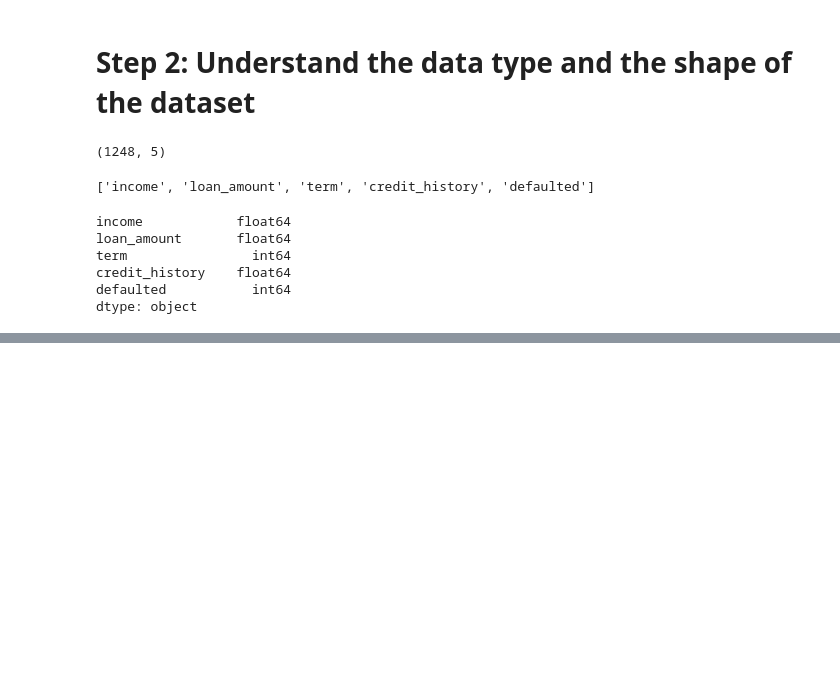
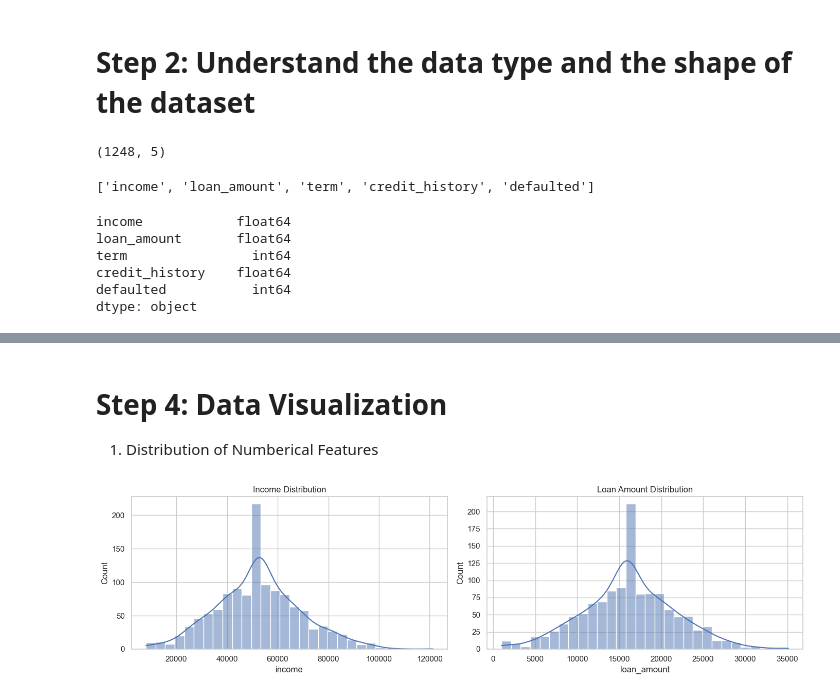
Before and after one commit to safiy-farooqi/credit-score-model, a Jupyter notebook: credit-score.ipynb, the cells around one changed output, grey strips where cells are left out. Drawn from its saved outputs; the diff is of its cells as text; code cells hidden in the pictures; blank space fills up the shorter version.

Commit message:
Data visualizations

```diff
--- a/credit-score.ipynb
+++ b/credit-score.ipynb
@@ -26,0 +53,4 @@ dtype: object
+# %%
+df.fillna({'income': df['income'].median()}, inplace=True)
+df.fillna({'loan_amount': df['loan_amount'].median()}, inplace=True)
+df.fillna({'credit_history': df['credit_history'].mode()[0]}, inplace=True)
@@ -26,0 +82,21 @@ dtype: object
+# %% [markdown]
+# Step 4: Data Visualization
+1. Distribution of Numberical Features
+# %%
+import matplotlib.pyplot as plt
+import seaborn as sns
+
+# Set seaborn style
+sns.set(style='whitegrid')
+fig, axes = plt.subplots(1, 2, figsize=(14, 4))
+
+sns.histplot(df['income'], kde=True, bins=30, ax=axes[0])
+axes[0].set_title('Income Distribution')
+
+sns.histplot(df['loan_amount'], kde=True, bins=30, ax=axes[1])
+axes[1].set_title('Loan Amount Distribution')
+
+plt.tight_layout()
+plt.show()
+# %% [output]
+[figure, added]
```
Also changed, not shown: parts of 8 cells of this notebook.
